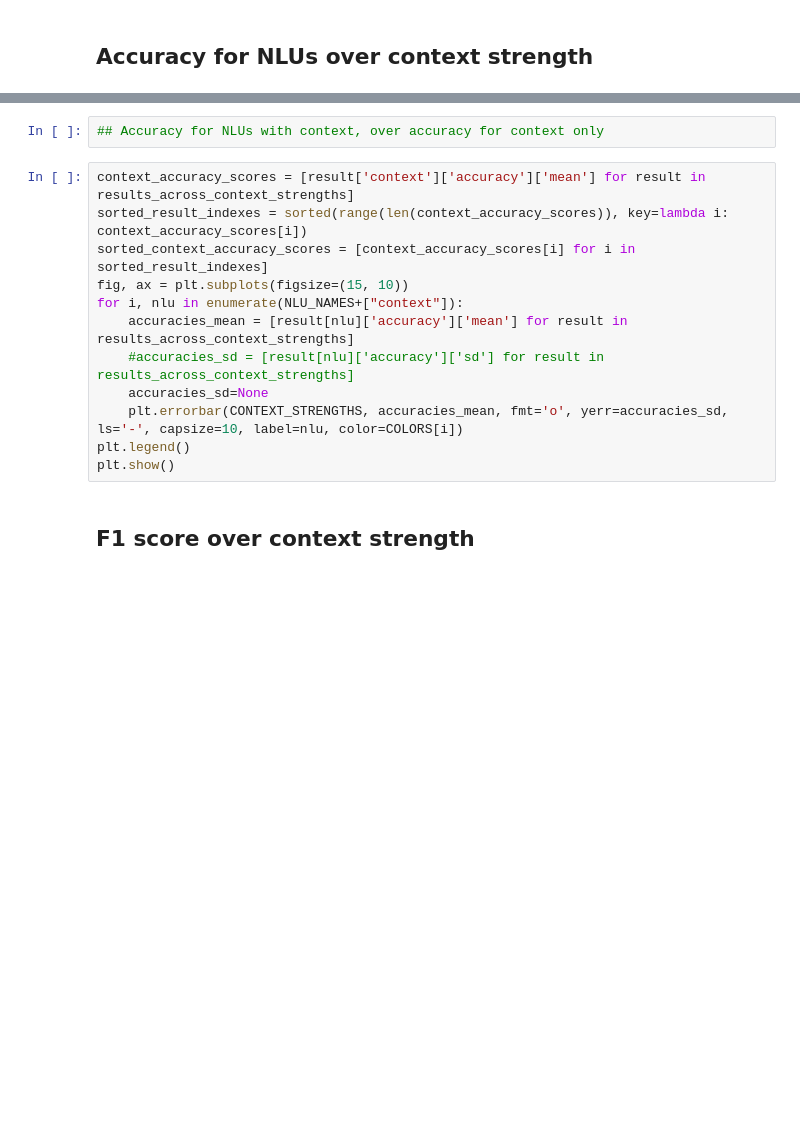
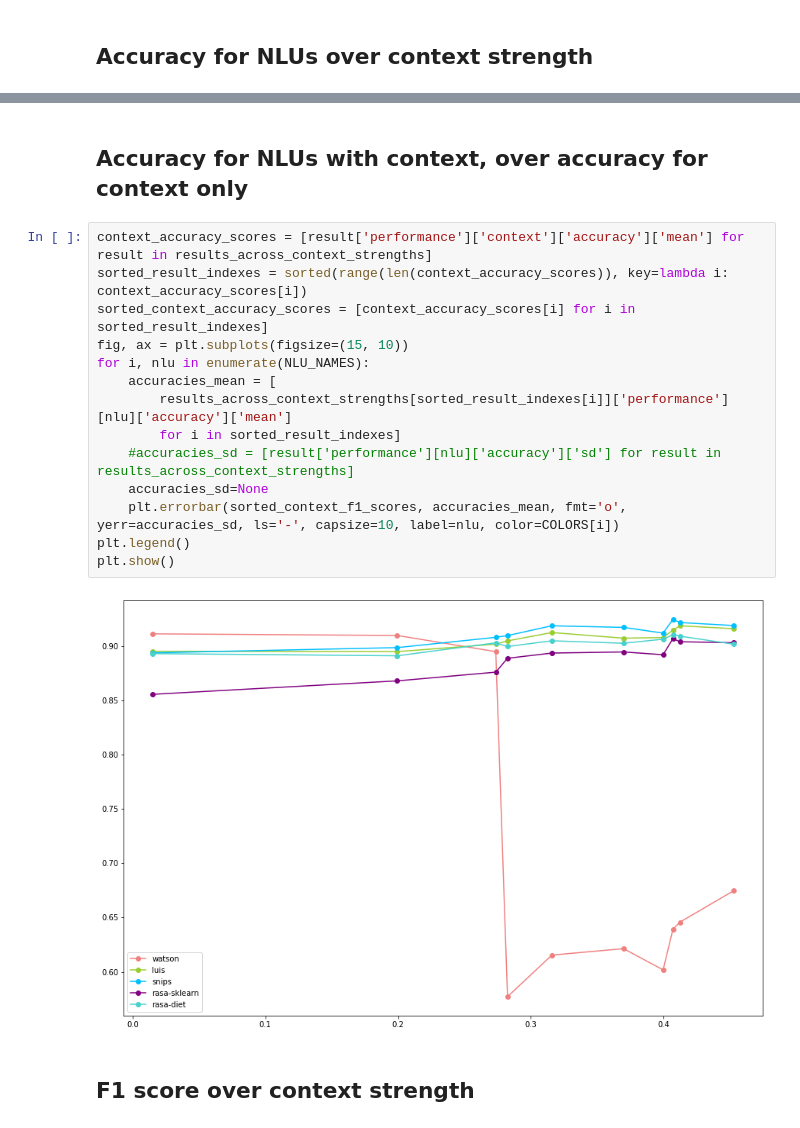
Before and after one commit to ranimkhojah/confidence-estimation-benchmark, a Jupyter notebook: scripts/contextual_performance.ipynb, the cells around one changed output, grey strips where cells are left out. Saved outputs shown, nothing was run; the diff lists cells and outputs as text; blank space fills up the shorter version.

```diff
--- a/scripts/contextual_performance.ipynb
+++ b/scripts/contextual_performance.ipynb
@@ -366,17 +359,21 @@ plt.show()
-# %%
-## Accuracy for NLUs with context, over accuracy for context only
+# %% [markdown]
+## Accuracy for NLUs with context, over accuracy for context only
 # %%
-context_accuracy_scores = [result['context']['accuracy']['mean'] for result in results_across_context_strengths]
+context_accuracy_scores = [result['performance']['context']['accuracy']['mean'] for result in results_across_context_strengths]
 sorted_result_indexes = sorted(range(len(context_accuracy_scores)), key=lambda i: context_accuracy_scores[i])
 sorted_context_accuracy_scores = [context_accuracy_scores[i] for i in sorted_result_indexes]
 fig, ax = plt.subplots(figsize=(15, 10))
-for i, nlu in enumerate(NLU_NAMES+["context"]):
-    accuracies_mean = [result[nlu]['accuracy']['mean'] for result in results_across_context_strengths]
-    #accuracies_sd = [result[nlu]['accuracy']['sd'] for result in results_across_context_strengths]
+for i, nlu in enumerate(NLU_NAMES):
+    accuracies_mean = [
+        results_across_context_strengths[sorted_result_indexes[i]]['performance'][nlu]['accuracy']['mean']
+        for i in sorted_result_indexes]
+    #accuracies_sd = [result['performance'][nlu]['accuracy']['sd'] for result in results_across_context_strengths]
     accuracies_sd=None
-    plt.errorbar(CONTEXT_STRENGTHS, accuracies_mean, fmt='o', yerr=accuracies_sd, ls='-', capsize=10, label=nlu, color=COLORS[i])
+    plt.errorbar(sorted_context_f1_scores, accuracies_mean, fmt='o', yerr=accuracies_sd, ls='-', capsize=10, label=nlu, color=COLORS[i])
 plt.legend()
 plt.show()
+# %% [output]
+[figure, added]
 # %% [markdown]
 ## F1 score over context strength
 # %%
```
Also changed, not shown: parts of 6 cells of this notebook.
